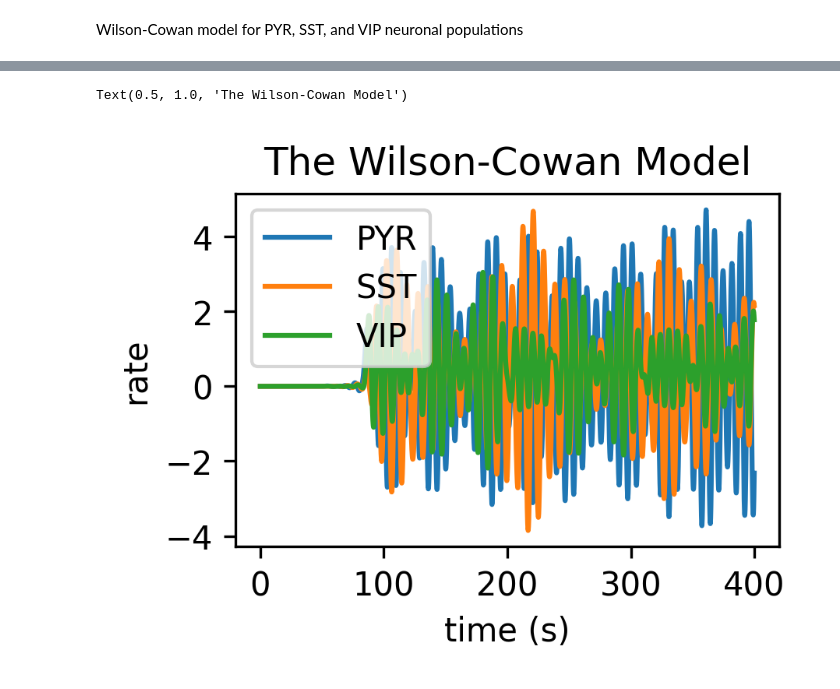
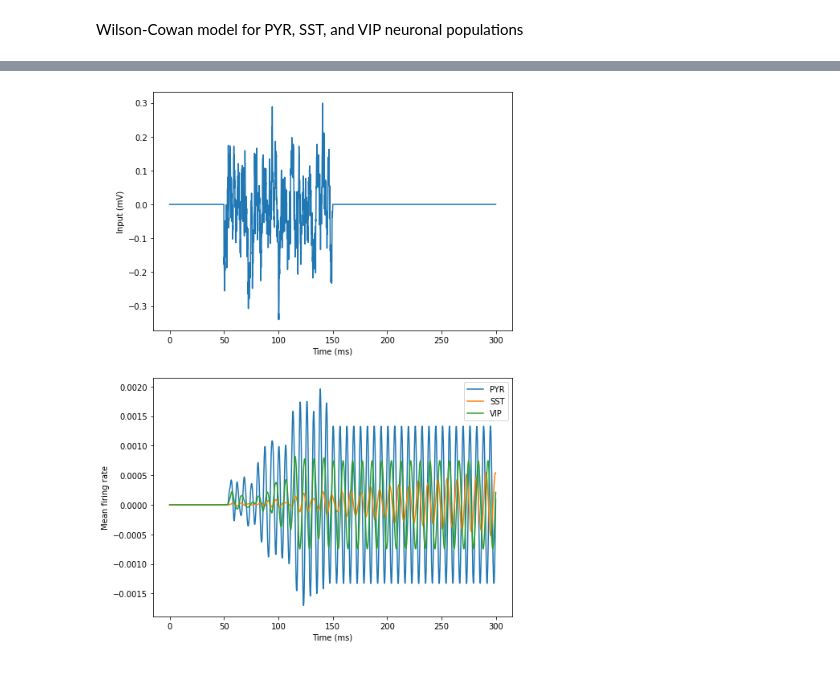
Before and after one commit to cagdastopcu/omission-of-visual-stimuli, a Jupyter notebook: wilson_cowan_3population.ipynb, the cells around one changed output, grey strips where cells are left out. Cells and saved outputs as stored; diff of their text form; code cells hidden in the pictures.

```diff
--- a/wilson_cowan_3population.ipynb
+++ b/wilson_cowan_3population.ipynb
@@ -99,47 +158,58 @@ def wilson_cowan(r, t,I_ext_E):
 # initialiton
 step_size = 0.1
 
-tMin,tMax = 0.0,400.0
+tMin,tMax = 0.0,300.0
 nSteps = (tMax-tMin)/step_size
 tStep = (tMax-tMin)/nSteps
 
 tPoints = np.arange(tMin, tMax, tStep)
+sig_ou = 0.1
+# Ornstein-Uhlenbeck Input
+I_ou,range_t = my_OU(sig=sig_ou, myseed=2020,dt=0.1,dur=100.)
 I_ext_E = np.zeros_like(tPoints)
-I_ext_E[500:553] = 0.1
+I_ext_E[500:500+len(I_ou)] = I_ou
 I_ext_E[1600:1620] = 0.
 x1Points,v1Points = [],[]
 x2Points,v2Points = [],[]
 x3Points,v3Points = [],[]
 
 # set initial conditions on the state variables
 x1_0,v1_0 = 0.,0.
 x2_0,v2_0 = 0.,0.
 x3_0,v3_0 = 0.,0.
 r = np.array([x1_0,v1_0,x2_0,v2_0,x3_0,v3_0], float)
 
 # solve for the time evolution
 for idx,t in enumerate(tPoints):
     x1Points += [r[0]]
     v1Points += [r[1]]
     x2Points += [r[2]]
     v2Points += [r[3]]
     x3Points += [r[4]]
     v3Points += [r[5]]
     r += runge_kutta4(wilson_cowan, r, t, tStep,I_ext_E[idx])
     #print(I_ext_E[idx])
 
 
-fig1 = plt.figure(1,figsize=(3,2), dpi=300)
 
-plt.plot(tPoints,x1Points)
-plt.plot(tPoints,x2Points)
-plt.plot(tPoints,x3Points)
+fig, ax = plt.subplots(2, 1, figsize=(8, 12))
 
-plt.xlabel("time (s)")
-plt.ylabel("rate")
-ax = plt.gca()
-ax.legend(['PYR','SST','VIP'])
-plt.title("The Wilson-Cowan Model")
+ax[0].plot(tPoints,I_ext_E)
+
+ax[0].set_xlabel('Time (ms)');
+ax[0].set_ylabel('Input (mV)');
+
+pyr, = ax[1].plot(tPoints,x1Points)
+sst, = ax[1].plot(tPoints,x2Points)
+vip, = ax[1].plot(tPoints,x3Points)
+
+ax[1].legend([pyr, sst, vip], ['PYR', 'SST', 'VIP'])
+ax[1].set_xlabel('Time (ms)');
+ax[1].set_ylabel('Mean firing rate');
+
+#.xlabel("time (s)")
+#ax[1].ylabel("rate")
+#ax[1].legend(['PYR','SST','VIP'])
+#ax[1].title("The Wilson-Cowan Model")
 # %% [output]
-Text(0.5, 1.0, 'The Wilson-Cowan Model')
-[figure, old version]
+[figure, new version]
```
Also changed, not shown: parts of 2 cells of this notebook.
